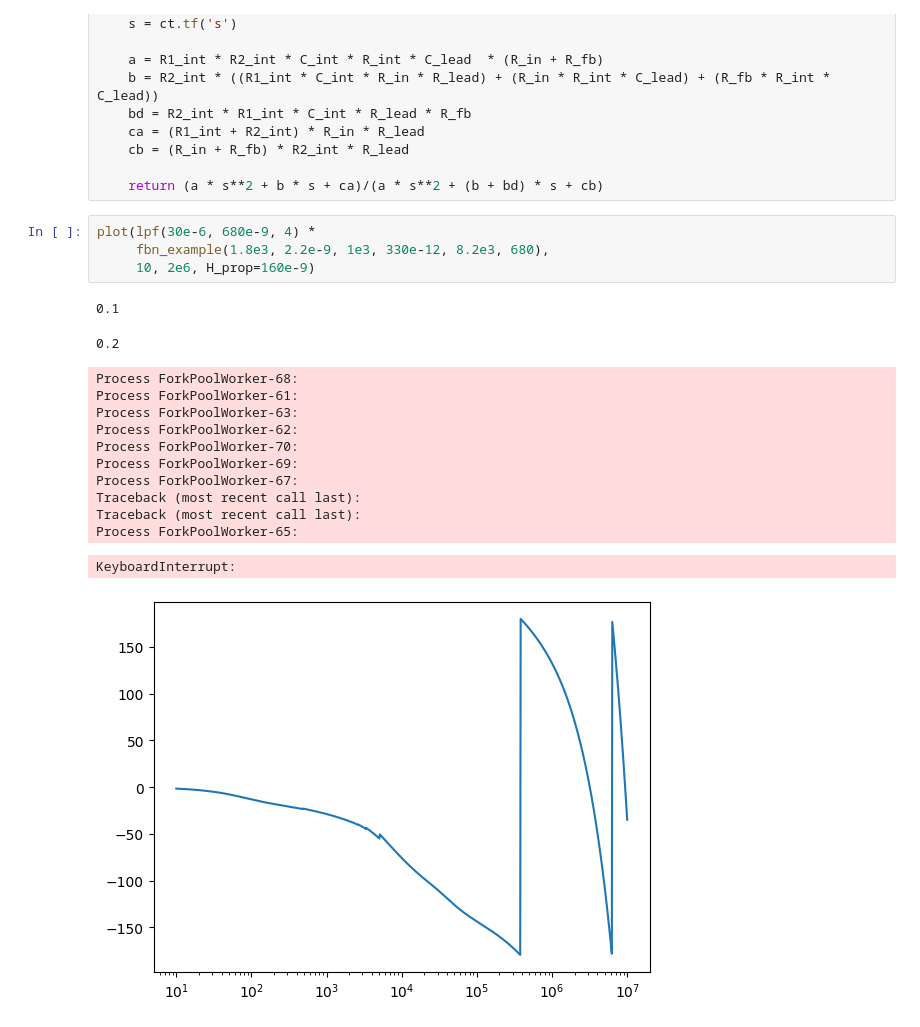
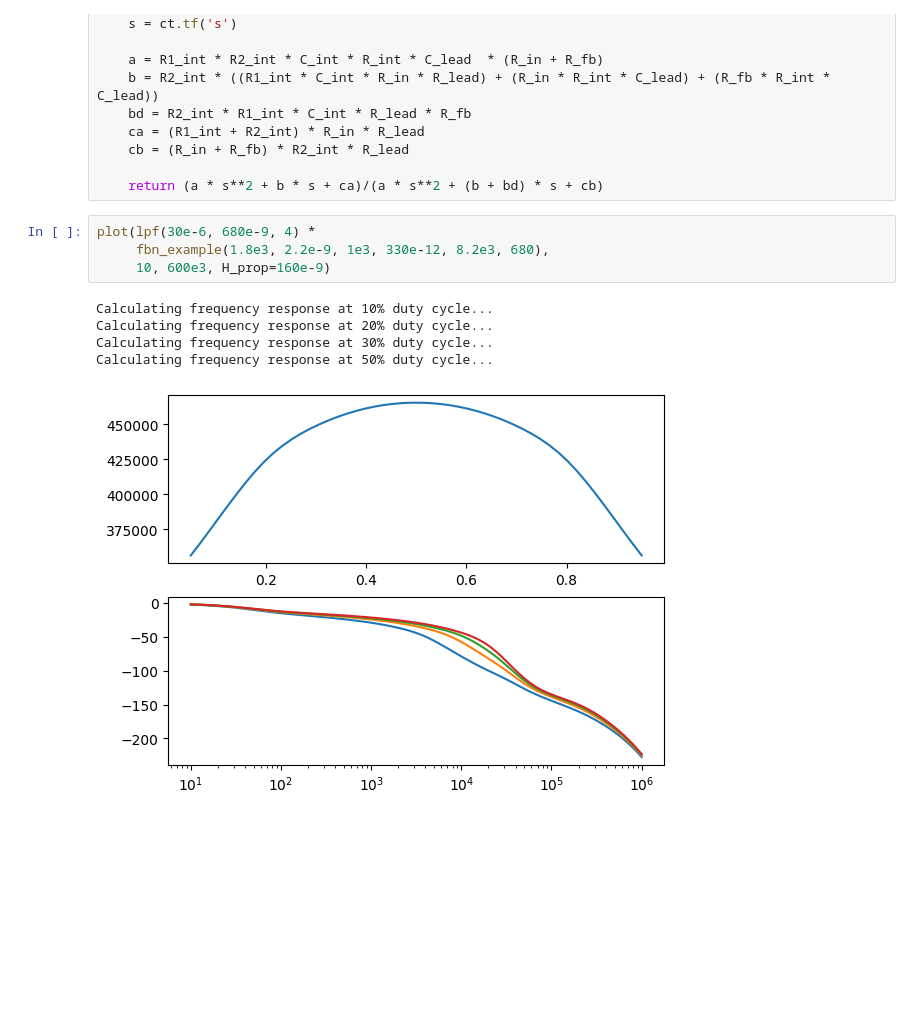
Before and after one commit to aaronlockhartdev/class-d-amp, a Jupyter notebook: JupyterLab/linear_func.ipynb, the cells around one changed output. Cells and saved outputs as stored; diff of their text form; blank space fills up the shorter version.

```diff
--- a/JupyterLab/linear_func.ipynb
+++ b/JupyterLab/linear_func.ipynb
@@ -105,19 +143,10 @@ def fbn2(R_in, R_fb, R_lead, C_lead, C_int, R1_int, R2_int, R_int) -> ct.Transfe
 # %%
 plot(lpf(30e-6, 680e-9, 4) *
      fbn_example(1.8e3, 2.2e-9, 1e3, 330e-12, 8.2e3, 680),
-     10, 2e6, H_prop=160e-9)
+     10, 600e3, H_prop=160e-9)
 # %% [output]
-0.1
+Calculating frequency response at 10% duty cycle...
+Calculating frequency response at 20% duty cycle...
+Calculating frequency response at 30% duty cycle...
+Calculating frequency response at 50% duty cycle...
-0.2
-Process ForkPoolWorker-68:
-Process ForkPoolWorker-61:
-Process ForkPoolWorker-63:
-Process ForkPoolWorker-62:
-Process ForkPoolWorker-70:
-Process ForkPoolWorker-69:
-Process ForkPoolWorker-67:
-Traceback (most recent call last):
-Traceback (most recent call last):
-Process ForkPoolWorker-65:
-KeyboardInterrupt:
-[figure, old version]
+[figure, new version]
```
Also changed, not shown: parts of 5 cells of this notebook, 1 other file.
